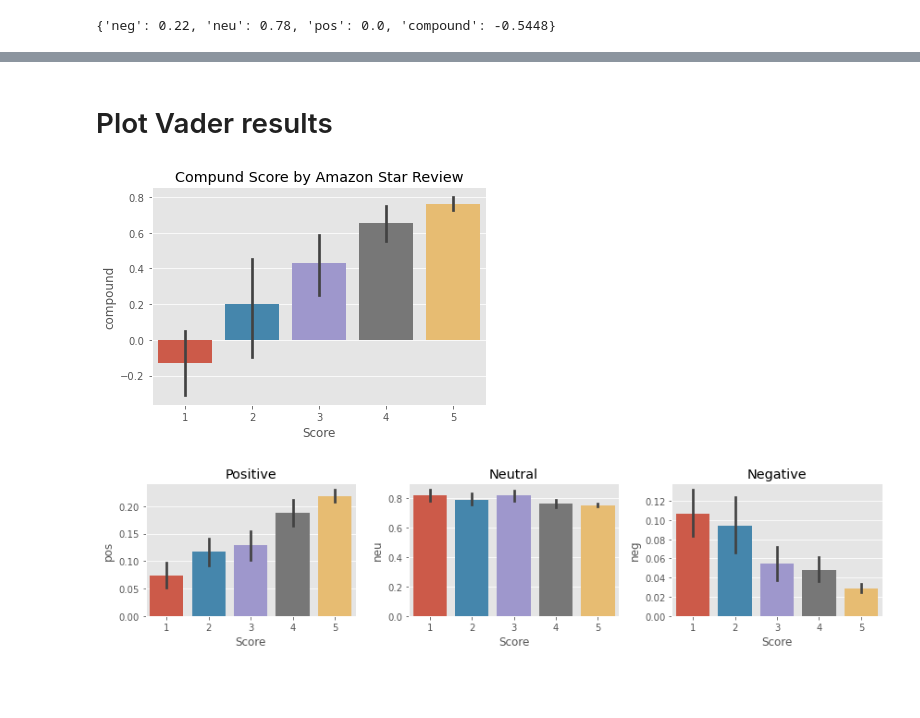
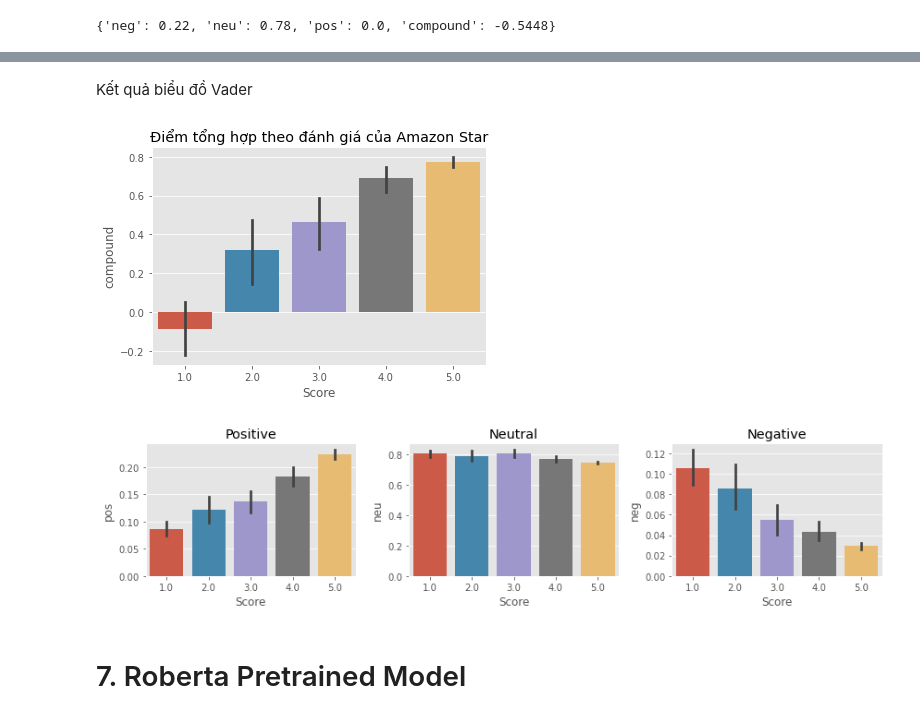
Before and after one commit to thuhuong17/NLP_Python-Sentiment-Analysis-Project-, a Jupyter notebook: main.ipynb, the cells around one changed output, grey strips where cells are left out. Saved outputs shown, nothing was run; the diff lists cells and outputs as text; code cells hidden in the pictures; blank space fills up the shorter version.

```diff
--- a/main.ipynb
+++ b/main.ipynb
@@ -177,5 +153,0 @@ entities.pprint()
-# %%
-# display row and col
-row, col = df.shape
-print(row)
-print(col)
@@ -184,3 +250,8 @@ print(col)
+# %%
+df4 = pd.read_csv('Reviews_data_2.csv')
+#print(df4.shape)
+#df4 = df4.head(500)
+print(df4.shape)
 # %%
 from nltk.sentiment import SentimentIntensityAnalyzer
 from tqdm.notebook import tqdm
@@ -199,9 +274,9 @@ sia.polarity_scores(example)
 # %% [output]
 {'neg': 0.22, 'neu': 0.78, 'pos': 0.0, 'compound': -0.5448}
 # %%
-# Run the polarity score on the entire dataset
+# Chạy điểm phân cực trên toàn bộ tập dữ liệu
 res = {}
-for i, row in tqdm(df.iterrows(), total=len(df)):
+for i, row in tqdm(df4.iterrows(), total=len(df)):
     text = row['Text']
     myid = row['Id']
     res[myid] = sia.polarity_scores(text)
@@ -222,11 +333,11 @@ vaders.head()
 # %% [markdown]
-# Plot Vader results
+Kết quả biểu đồ Vader
 # %%
 ax = sns.barplot(data=vaders, x='Score', y='compound')
-ax.set_title('Compund Score by Amazon Star Review')
+ax.set_title('Điểm tổng hợp theo đánh giá của Amazon Star')
 plt.show()
 # %% [output]
-[figure, old version]
+[figure, new version]
 # %%
 fig, axs = plt.subplots(1, 3, figsize=(12, 3))
 sns.barplot(data=vaders, x='Score', y='pos', ax=axs[0])
@@ -238,7 +349,9 @@ axs[2].set_title('Negative')
 plt.tight_layout()
 plt.show()
 # %% [output]
-[figure, old version]
+[figure, new version]
+# %% [markdown]
+# 7. Roberta Pretrained Model
 # %%
 pip install transformers
 # %% [output]
```
Also changed, not shown: parts of 57 cells of this notebook, 2 other files.
